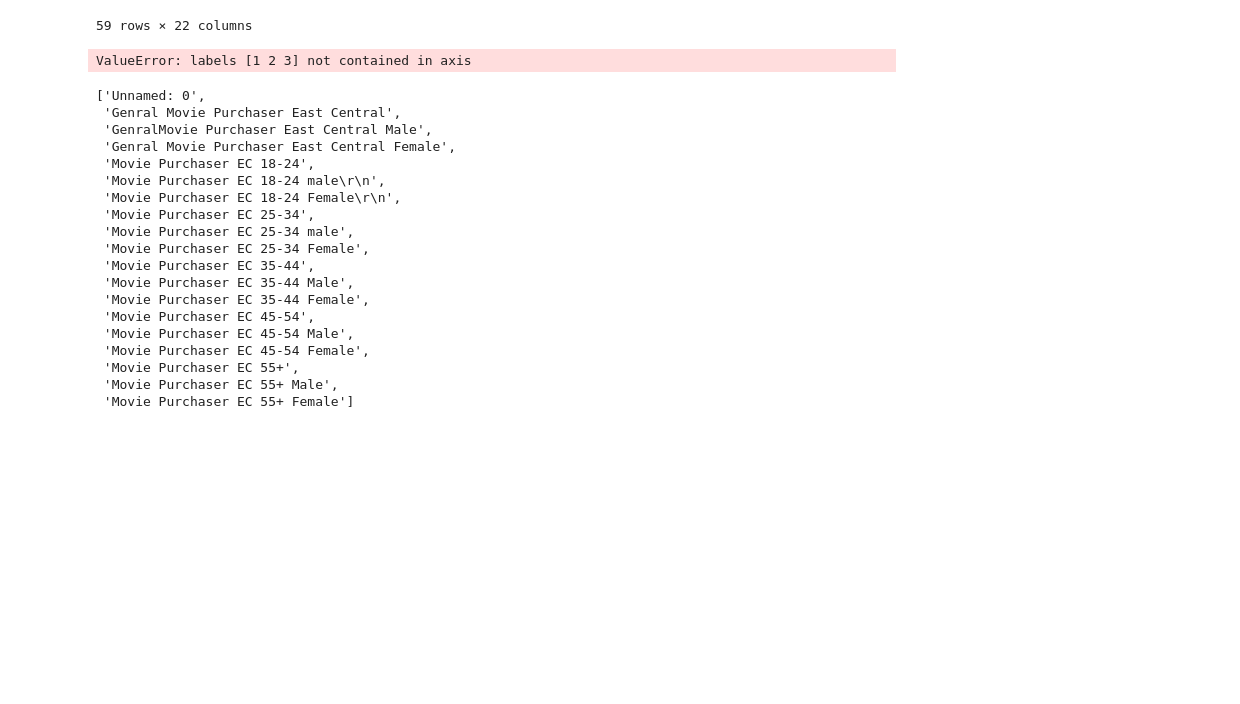
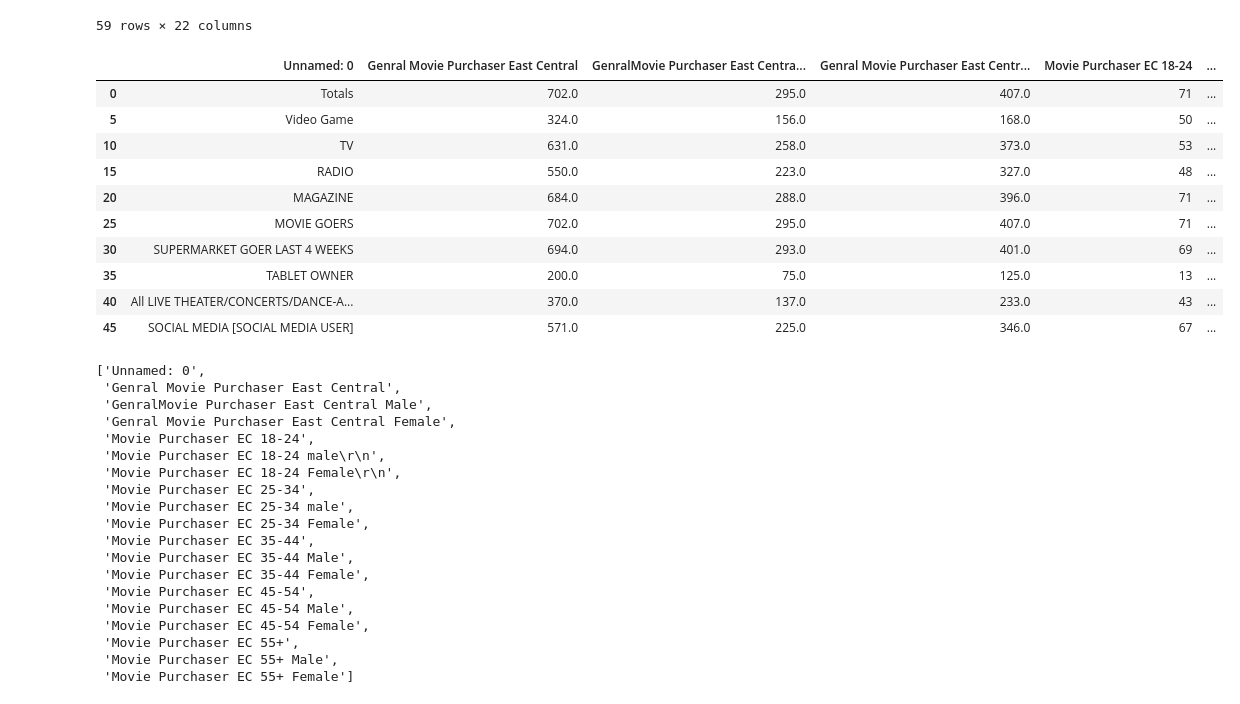
Before and after one commit to david880110/Media-Behavior-Trends-Analytics, a Jupyter notebook: clean_data/EC_2013_Cleaning.ipynb, the cells around one changed output. Saved outputs shown, nothing was run; the diff lists cells and outputs as text; code cells hidden in the pictures; blank space fills up the shorter version.

```diff
--- a/clean_data/EC_2013_Cleaning.ipynb
+++ b/clean_data/EC_2013_Cleaning.ipynb
@@ -25,10 +25,20 @@ df
 | 58 | Wednesday, July 18, 2018 / 6:29 PM | NaN | NaN | NaN | NaN | NaN | ... |
 59 rows × 22 columns
 # %%
-df = df.dropna().drop(df.columns[[0, 1, 3]],, axis=1)
+df = df.dropna().drop(df.columns[[1, 2, 3]], axis=1)
 df
 # %% [output]
-ValueError: labels [1 2 3] not contained in axis
+|  | Unnamed: 0 | Genral Movie Purchaser East Central | GenralMovie Purchaser East Centra... | Genral Movie Purchaser East Centr... | Movie Purchaser EC 18-24 | ... |
+| 0 | Totals | 702.0 | 295.0 | 407.0 | 71 | ... |
+| 5 | Video Game | 324.0 | 156.0 | 168.0 | 50 | ... |
+| 10 | TV | 631.0 | 258.0 | 373.0 | 53 | ... |
+| 15 | RADIO | 550.0 | 223.0 | 327.0 | 48 | ... |
+| 20 | MAGAZINE | 684.0 | 288.0 | 396.0 | 71 | ... |
+| 25 | MOVIE GOERS | 702.0 | 295.0 | 407.0 | 71 | ... |
+| 30 | SUPERMARKET GOER LAST 4 WEEKS | 694.0 | 293.0 | 401.0 | 69 | ... |
+| 35 | TABLET OWNER | 200.0 | 75.0 | 125.0 | 13 | ... |
+| 40 | All LIVE THEATER/CONCERTS/DANCE-A... | 370.0 | 137.0 | 233.0 | 43 | ... |
+| 45 | SOCIAL MEDIA [SOCIAL MEDIA USER] | 571.0 | 225.0 | 346.0 | 67 | ... |
 # %%
 list(df) # all colum names
 # %% [output]
```
